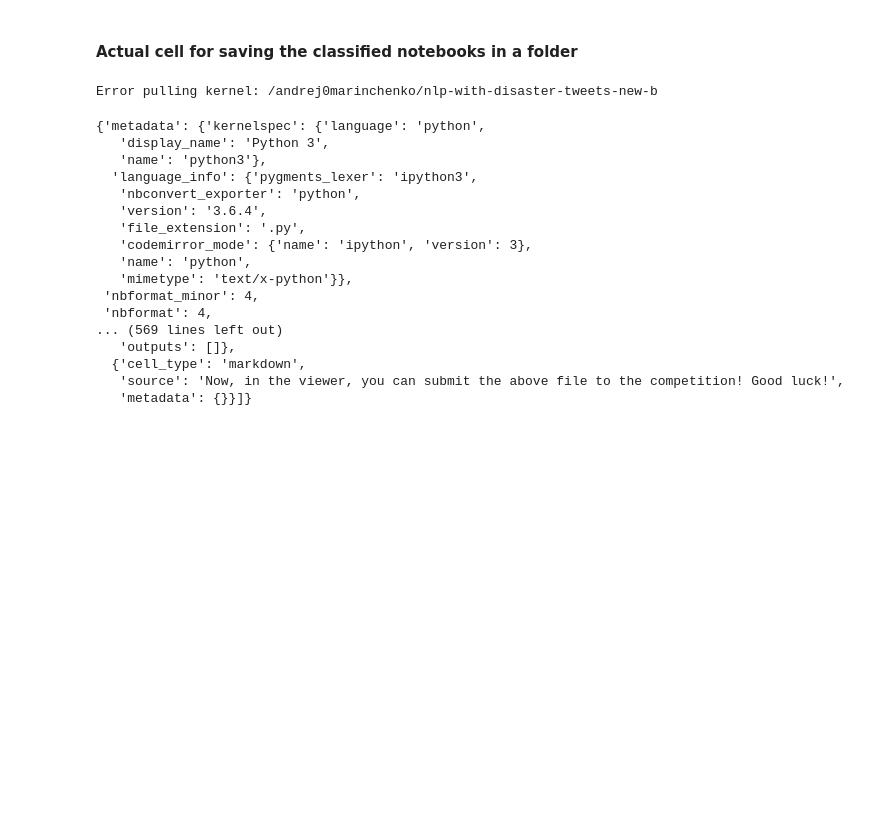
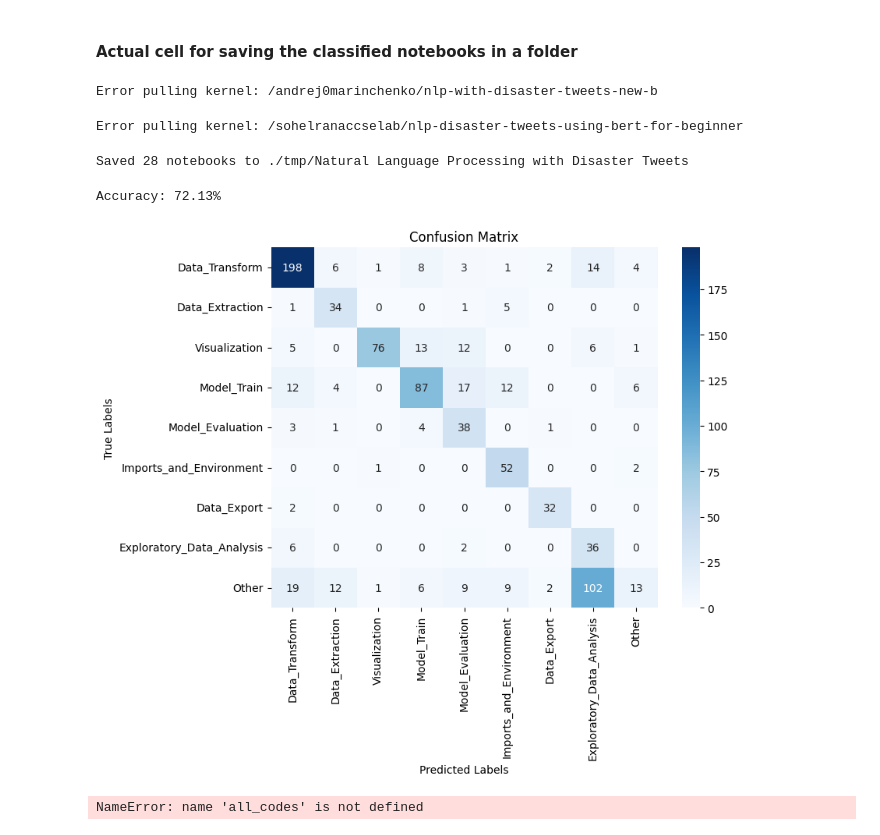
Before and after one commit to ETH-PEACH-Lab/datascience-visualisation, a Jupyter notebook: src/backend/utils/create_test_dataset.ipynb, the cells around one changed output. Cells and saved outputs as stored; diff of their text form; code cells hidden in the pictures; blank space fills up the shorter version.

```diff
--- a/src/backend/utils/create_test_dataset.ipynb
+++ b/src/backend/utils/create_test_dataset.ipynb
@@ -144,7 +163,7 @@ from tqdm import tqdm
 test_ipynb_dir = f"./tmp/{top_comp}"
 if not os.path.exists(test_ipynb_dir): os.makedirs(test_ipynb_dir)
 
-FIRST_N_KERNELS = 10
+FIRST_N_KERNELS = 30
 
 notebooks = []
 for kernel_link in tqdm(distinct_kernel_links[:FIRST_N_KERNELS]):
@@ -173,28 +192,13 @@ for kernel_link in tqdm(distinct_kernel_links[:FIRST_N_KERNELS]):
                 "notebook_id": int(row['kernel_id']),
             }
     notebooks.append(notebook)
-    with open(f"{test_ipynb_dir}/{kernel_link.split('/')[-1]}.ipynb", "w") as f:json.dump(notebook, f)
+    # with open(f"{test_ipynb_dir}/{kernel_link.split('/')[-1]}.ipynb", "w") as f:json.dump(notebook, f)
 
-notebook
+print(f"Saved {len(notebooks)} notebooks to {test_ipynb_dir}")
 # %% [output]
 Error pulling kernel: /andrej0marinchenko/nlp-with-disaster-tweets-new-b
-{'metadata': {'kernelspec': {'language': 'python',
-   'display_name': 'Python 3',
-   'name': 'python3'},
-  'language_info': {'pygments_lexer': 'ipython3',
-   'nbconvert_exporter': 'python',
-   'version': '3.6.4',
-   'file_extension': '.py',
-   'codemirror_mode': {'name': 'ipython', 'version': 3},
-   'name': 'python',
-   'mimetype': 'text/x-python'}},
- 'nbformat_minor': 4,
- 'nbformat': 4,
-... (569 lines left out)
-   'outputs': []},
-  {'cell_type': 'markdown',
-   'source': 'Now, in the viewer, you can submit the above file to the competition! Good luck!',
-   'metadata': {}}]}
+Error pulling kernel: /sohelranaccselab/nlp-disaster-tweets-using-bert-for-beginner
+Saved 28 notebooks to ./tmp/Natural Language Processing with Disaster Tweets
 # %%
 import sys
 sys.path.insert(0, '../')
@@ -223,3 +215,56 @@ BLANK_IPYNB_JSON
+# %%
+all_truths = []
+all_preds = []
+all_codes = []
+total_accuracy = 0
+for notebook in notebooks:
+    accuracy, _, truths, preds = classifier.evaluate(notebook, False)
+    total_accuracy += accuracy
+    all_truths += truths
+    all_preds += preds
+    all_codes += [cell['source'] for cell in notebook['cells'] if cell['cell_type'] == 'code' and len(cell['source'])]
+
+total_accuracy /= len(notebooks)
+print(f"Accuracy: {total_accuracy:.2f}%")
+# %% [output]
+Accuracy: 72.13%
+# %%
+import numpy as np
+import matplotlib.pyplot as plt
+import seaborn as sns
+from sklearn.metrics import confusion_matrix
+
+# Example true and predicted labels
+true_labels = all_truths
+predicted_labels = all_preds
+
+# Define your class labels
+labels = LABELS
+
+# Compute the confusion matrix
+conf_matrix = confusion_matrix(true_labels, predicted_labels, labels=labels)
+
+# Create a heatmap for visualization
+plt.figure(figsize=(8, 6))
+sns.heatmap(conf_matrix, annot=True, fmt='d', cmap='Blues', xticklabels=labels, yticklabels=labels)
+plt.xlabel('Predicted Labels')
+plt.ylabel('True Labels')
+plt.title('Confusion Matrix')
+plt.show()
+# %% [output]
+[figure, added]
+# %%
+import pandas as pd
+
+df = pd.DataFrame({ 'Code': all_codes, 'True Label': all_truths, 'Predicted Label': all_preds})
+pd.set_option('display.max_rows', None)
+pd.set_option('display.max_columns', None)
+pd.set_option('display.width', None)
+pd.set_option('display.max_colwidth', None)
+
+df[(df['Predicted Label'] == "Data_Extraction") & (df['True Label'] == "Other")]
+# %% [output]
+NameError: name 'all_codes' is not defined
 # %%
 from utils.helper_functions import notebook_extract_code, notebook_add_class_labels
 
```
Also changed, not shown: parts of 6 cells of this notebook, 1 other file.
